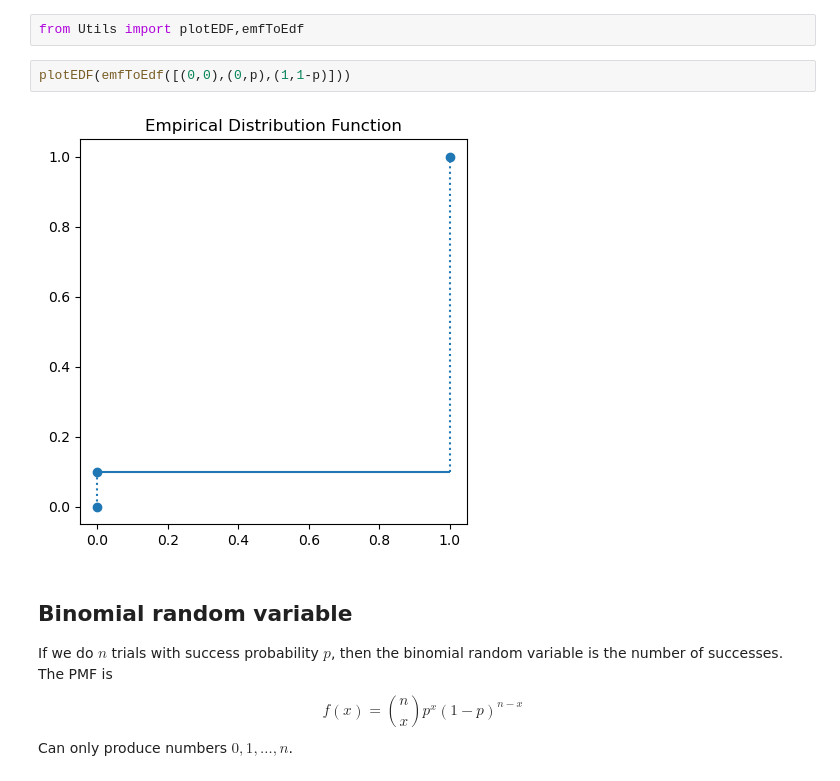
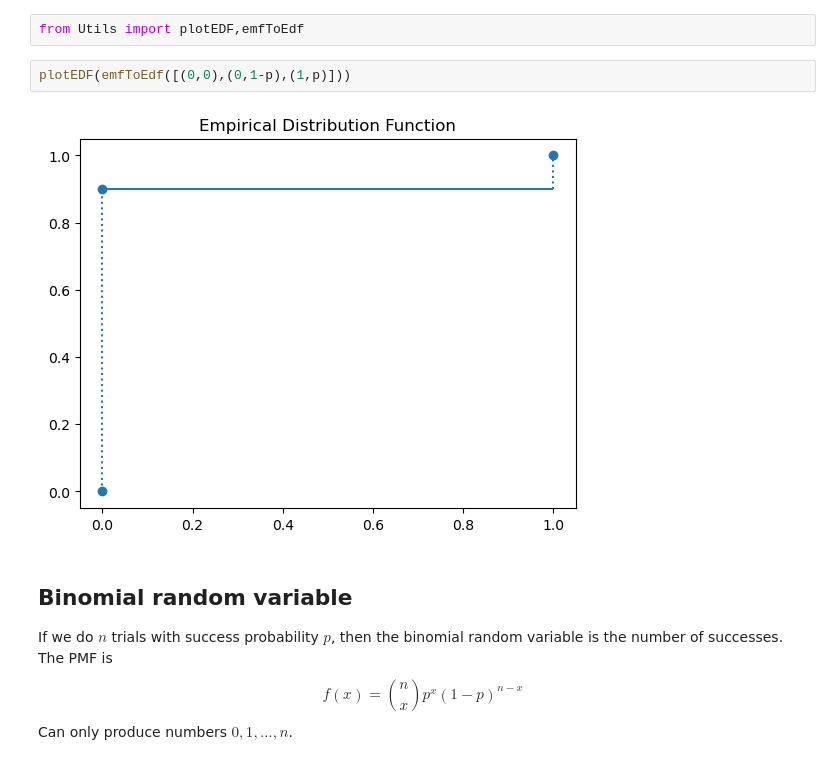
Before and after one commit to datascience-intro/1MS041-2023, a Jupyter notebook: notebooks/02-Random_Variables_examples.ipynb, the cells around one changed output. Drawn from its saved outputs; the diff is of its cells as text.

```diff
--- a/notebooks/02-Random_Variables_examples.ipynb
+++ b/notebooks/02-Random_Variables_examples.ipynb
@@ -24,9 +24,9 @@ array([0, 0, 1, 1, 1, 1, 1, 1, 0, 1])
 # %%
 from Utils import plotEDF,emfToEdf
 # %%
-plotEDF(emfToEdf([(0,0),(0,p),(1,1-p)]))
+plotEDF(emfToEdf([(0,0),(0,1-p),(1,p)]))
 # %% [output]
-[figure, old version]
+[figure, new version]
 # %% [markdown]
 ## Binomial random variable
 
```
Also changed, not shown: parts of 16 cells of this notebook, 15 other files.
